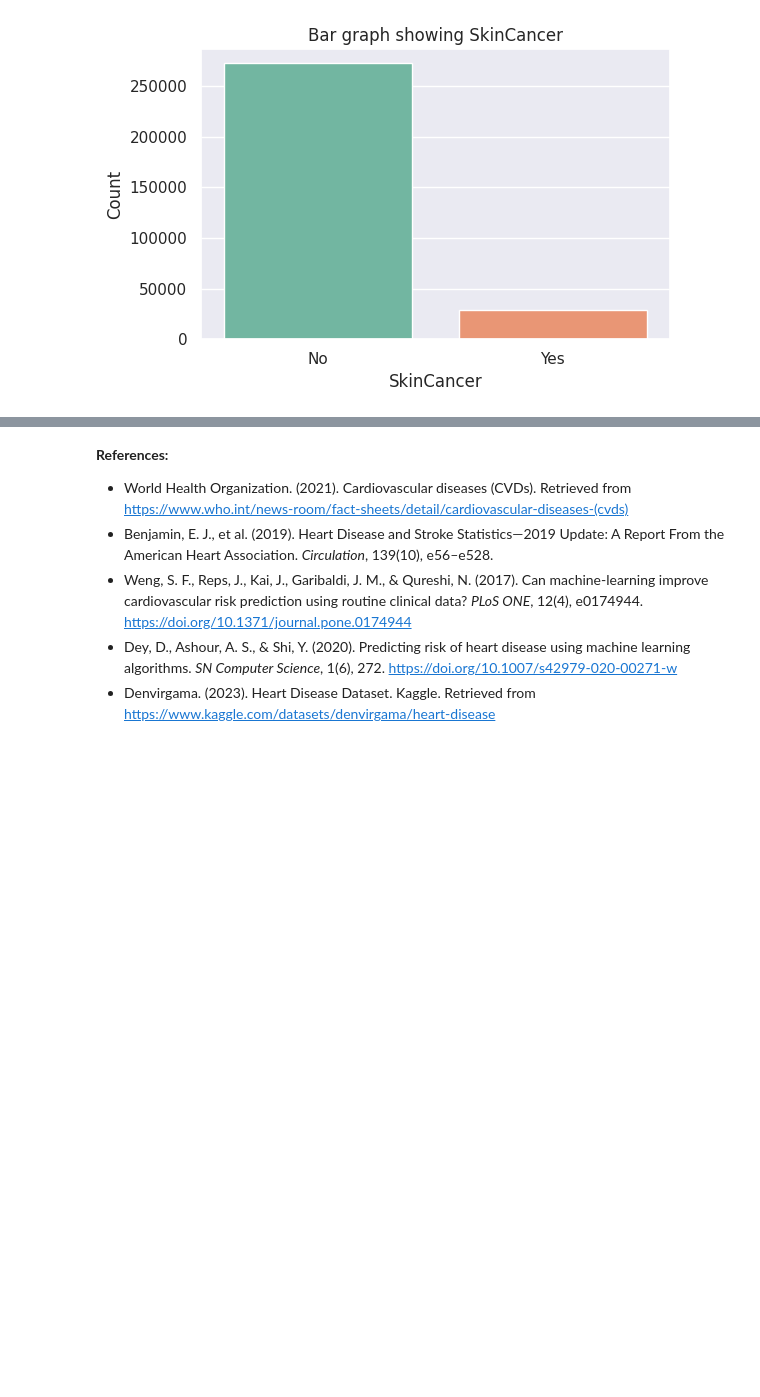
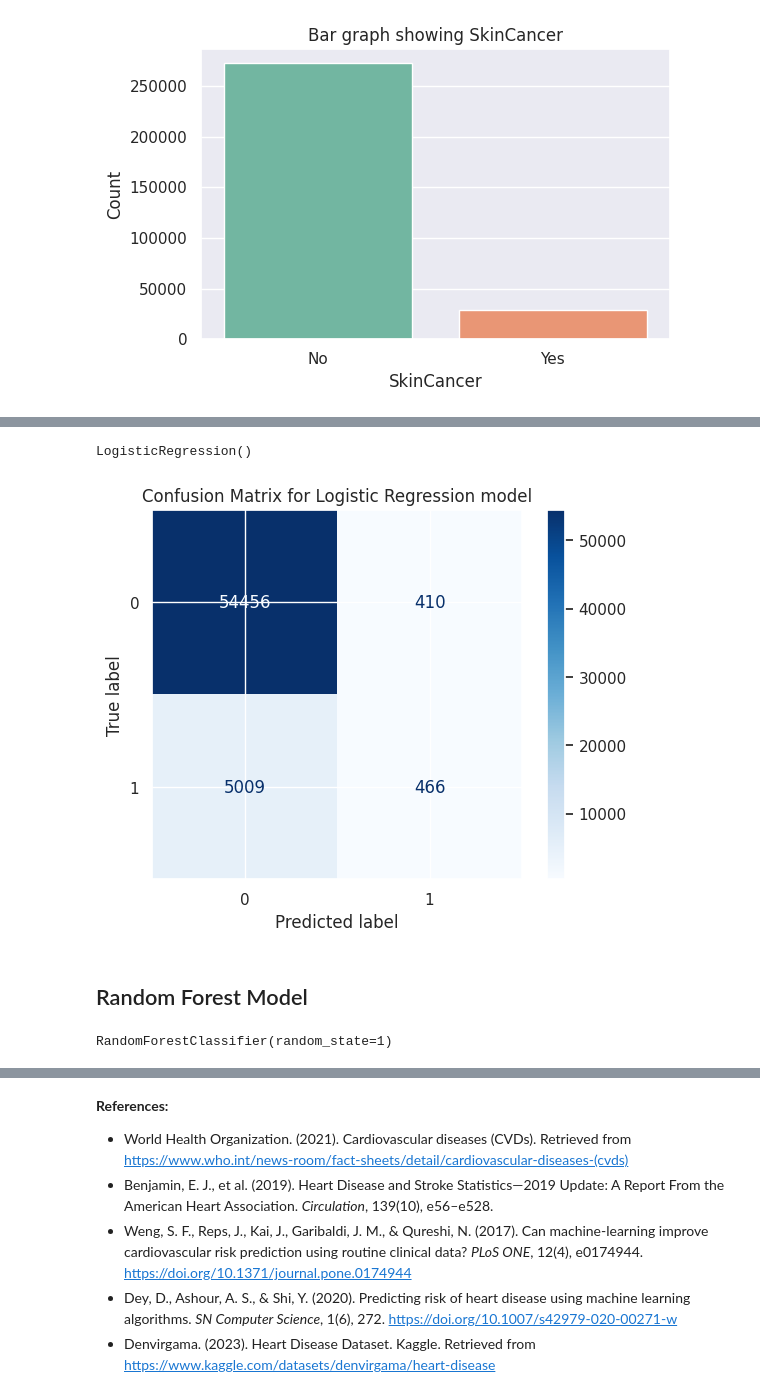
Before and after one commit to MoffatMose/HeartDiseasePredictionModel, a Jupyter notebook: disease-prediction-model.ipynb, the cells around one changed output, grey strips where cells are left out. Saved outputs shown, nothing was run; the diff lists cells and outputs as text; code cells hidden in the pictures; blank space fills up the shorter version.

```diff
--- a/disease-prediction-model.ipynb
+++ b/disease-prediction-model.ipynb
@@ -283,0 +349,2 @@ Categorical features:
+# %%
+x_train, x_test, y_train, y_test = train_test_split(x, y, test_size=0.2, random_state=42)
@@ -283,0 +355,4 @@ Categorical features:
+# %%
+scaler = StandardScaler()
+scaledx_train = scaler.fit_transform(x_train)
+scaledx_test = scaler.transform(x_test)
@@ -283,0 +365,25 @@ Categorical features:
+# %%
+LogitModel = LogisticRegression()
+LogitModel.fit(scaledx_train, y_train)
+# %% [output]
+LogisticRegression()
+# %%
+Disease_pred = LogitModel.predict(scaledx_test)
+# %%
+# Generate the confusion matrix
+cm1 = confusion_matrix(y_test, Disease_pred)
+
+# Display the confusion matrix as a plot
+disp = ConfusionMatrixDisplay(confusion_matrix=cm1, display_labels=LogitModel.classes_)
+disp.plot(cmap=plt.cm.Blues)
+plt.title("Confusion Matrix for Logistic Regression model")
+plt.show()
+# %% [output]
+[figure, added]
+# %% [markdown]
+## Random Forest Model
+# %%
+ForestModel = RandomForestClassifier(random_state = 1)
+ForestModel.fit(scaledx_train, y_train)
+# %% [output]
+RandomForestClassifier(random_state=1)
```
Also changed, not shown: parts of 35 cells of this notebook.
